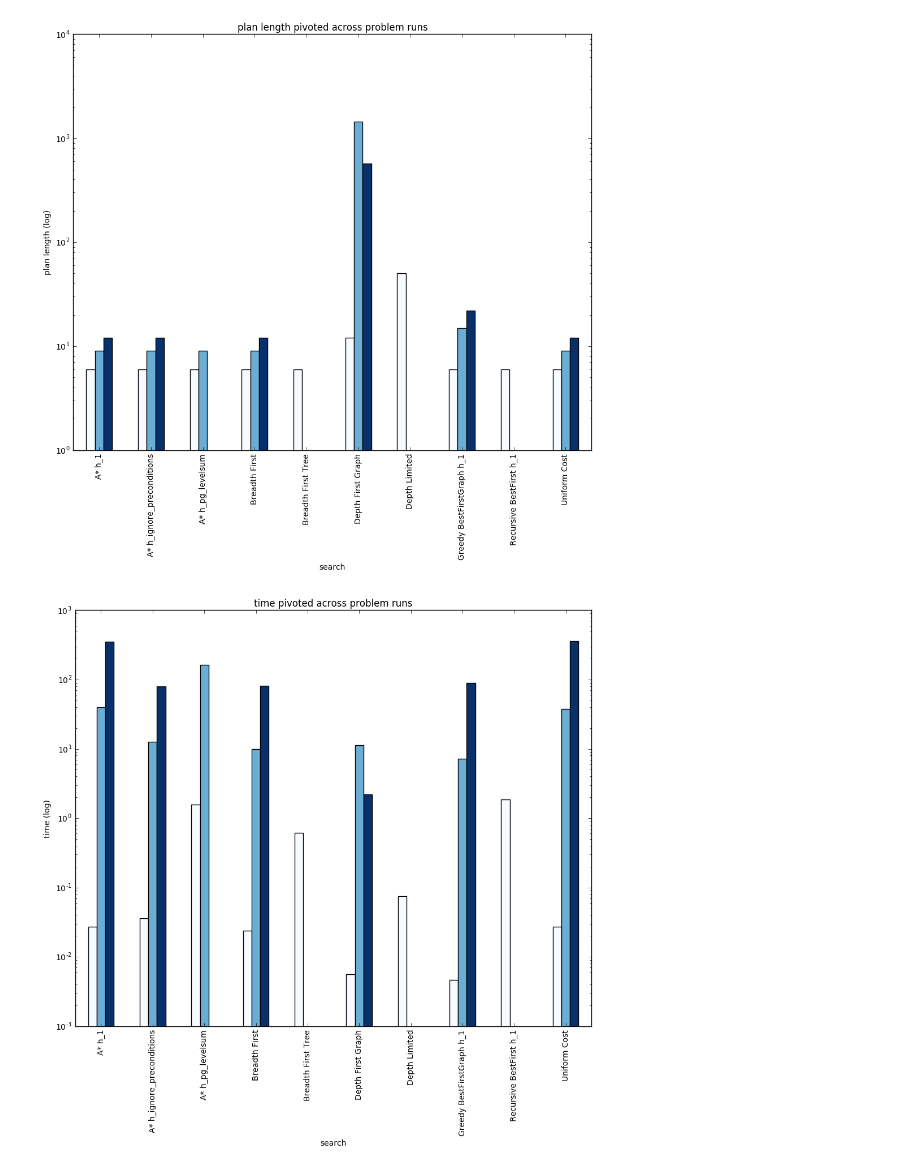
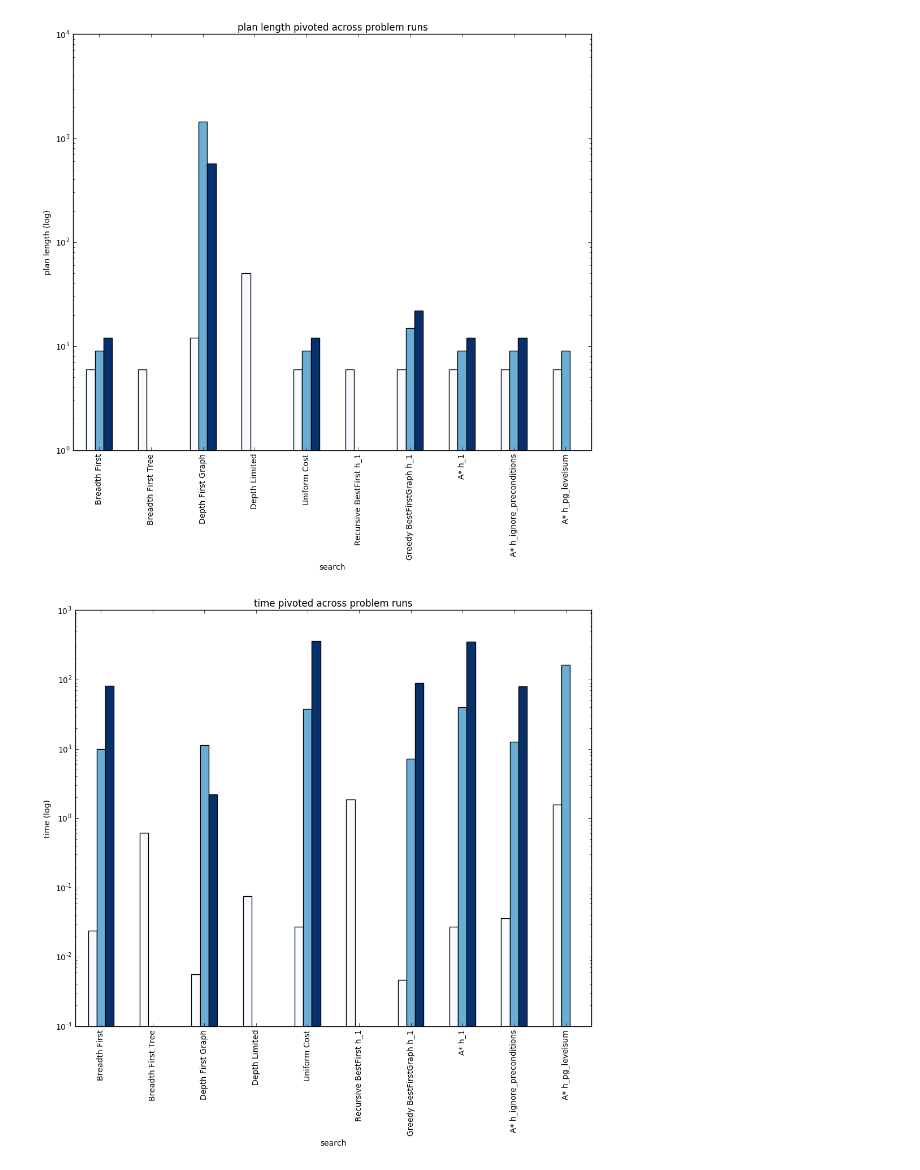
Before and after one commit to barney-s/AIND-Planning, a Jupyter notebook: analyse_runs.ipynb, the cells around one changed output. Cells and saved outputs as stored; diff of their text form; code cells hidden in the pictures.

Commit message:
- redo graphs by using ordered x labels

```diff
--- a/analyse_runs.ipynb
+++ b/analyse_runs.ipynb
@@ -19,7 +19,7 @@ search_map = {
 
 
 df=pd.read_csv('uninformed.csv')
-df['search'] = df['search'].map(search_map)
+df['search_name'] = df['search'].map(search_map)
 print(df)
 
 labels = []
@@ -29,6 +29,8 @@ for y in ['plan length', 'time', 'expansions']:
     a = df.pivot(index='search', columns='problem', values=y).plot(kind='bar', logy=True, legend=False, figsize=(10,10), colormap='Blues')
     a.set_ylabel(y+" (log)")
     a.set_title(y+" pivoted across problem runs")
+    a.set_xticks(range(10))
+    a.set_xticklabels(df.search_name, rotation=90)
     fig = a.get_figure()
     plt.tight_layout()
     fig.savefig("img_{}.png".format(y.replace(' ','_')))
@@ -54,2 +56,2 @@ plt.show()
-[figure, old version]
+[figure, new version]
-[figure, old version]
+[figure, new version]
```
Also changed, not shown: parts of 1 cell of this notebook, 3 other files.
